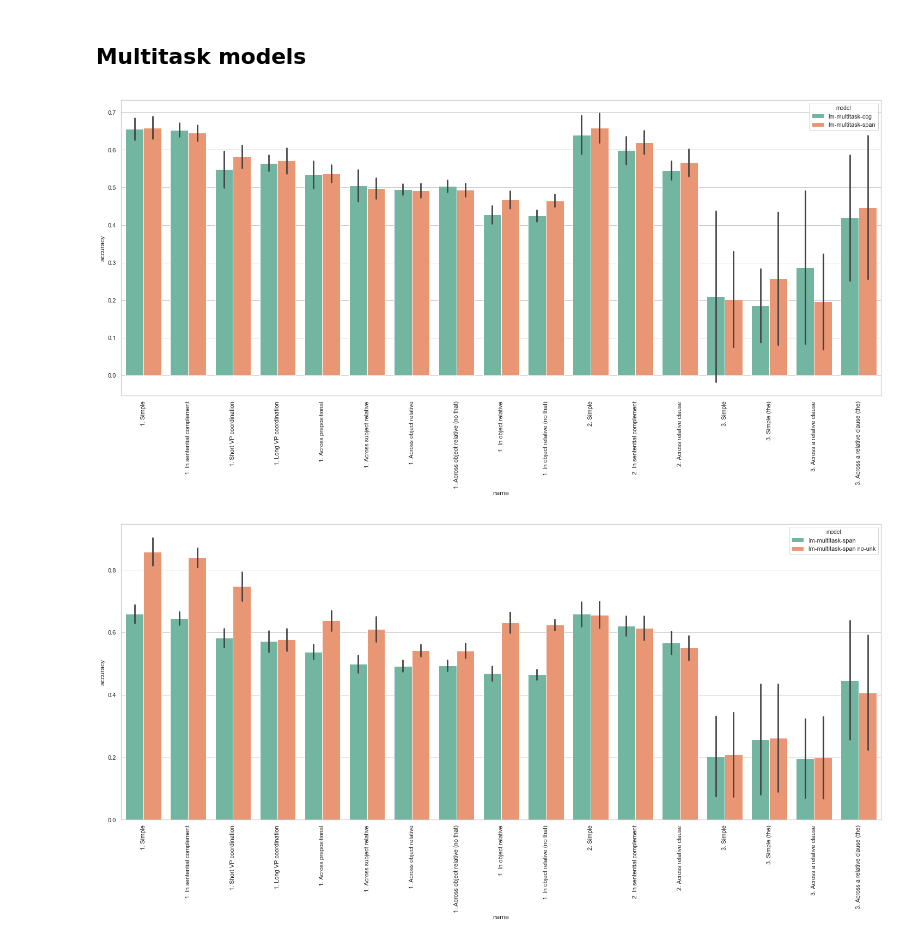
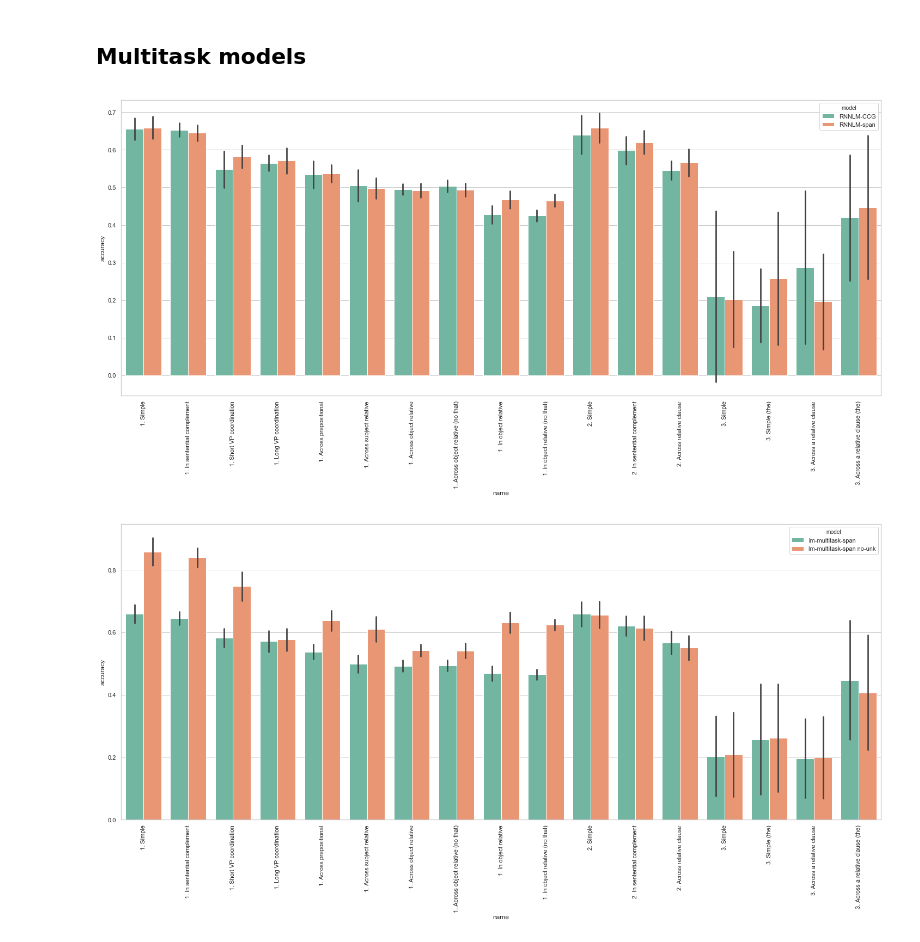
Before and after one commit to daandouwe/Thesis, a Jupyter notebook: notebooks/show-syneval-results-v2.ipynb, the cells around one changed output. Cells and saved outputs as stored; diff of their text form; code cells hidden in the pictures.

```diff
--- a/notebooks/show-syneval-results-v2.ipynb
+++ b/notebooks/show-syneval-results-v2.ipynb
@@ -320,30 +319,30 @@ plt.savefig('figures/syneval/lm_unk-no-unk.pdf', bbox_inches='tight')
 # %%
 ccg_folders = filter_folders(all_folders, 'lm-multitask-ccg')
 span_folders = filter_folders(all_folders, 'lm-multitask-span')
 
 ccg_dfs = [
     pd.read_csv(f'../models/{folder}/output/syneval_results.tsv', sep='\t')
     for folder in ccg_folders
 ]
 span_dfs = [
     pd.read_csv(f'../models/{folder}/output/syneval_results.tsv', sep='\t')
     for folder in span_folders
 ]
 
 ccg_df = get_results_as_dataframe(
-    ccg_dfs, 'lm-multitask-ccg', rename_dict=NAME_DICT_FANCY)
+    ccg_dfs, 'RNNLM-CCG', rename_dict=NAME_DICT_FANCY)
 span_df = get_results_as_dataframe(
-    span_dfs, 'lm-multitask-span', rename_dict=NAME_DICT_FANCY)
+    span_dfs, 'RNNLM-span', rename_dict=NAME_DICT_FANCY)
 
 multi_df = pd.concat([ccg_df, span_df])
 
 fig, ax = plt.subplots(figsize=(25, 10))
 g = sns.barplot(
     data=multi_df, x='name', y='accuracy', ax=ax, palette="Set2", hue='model', order=FANCY, ci='sd')
 labels = plt.xticks(rotation=90)
 plt.savefig('figures/syneval/mulitask-lm.pdf', bbox_inches='tight')
 # %% [output]
-[figure, old version]
+[figure, new version]
 # %%
 span_folders = filter_folders(all_folders, 'lm-multitask-span')
 
```
Also changed, not shown: parts of 21 cells of this notebook, 23 other files.
